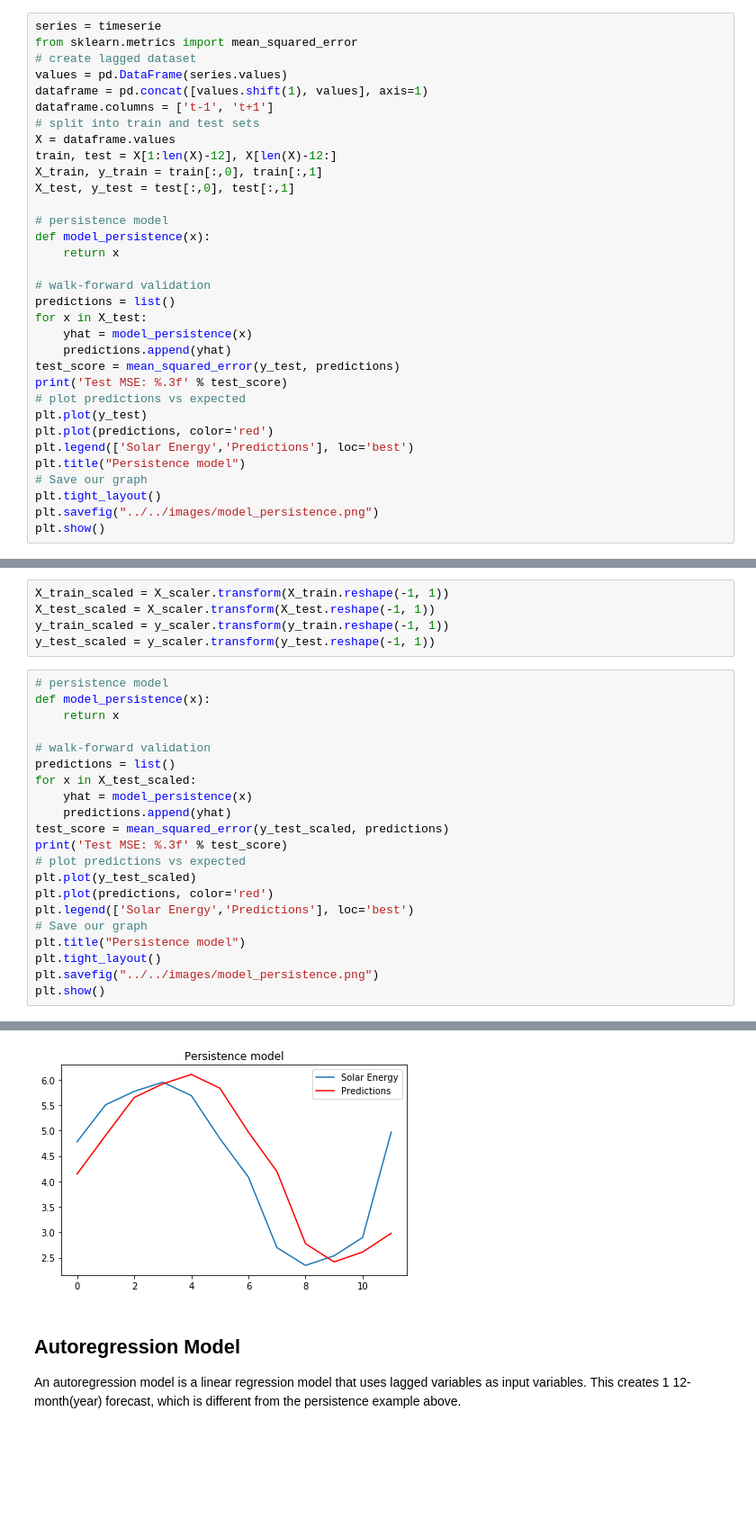
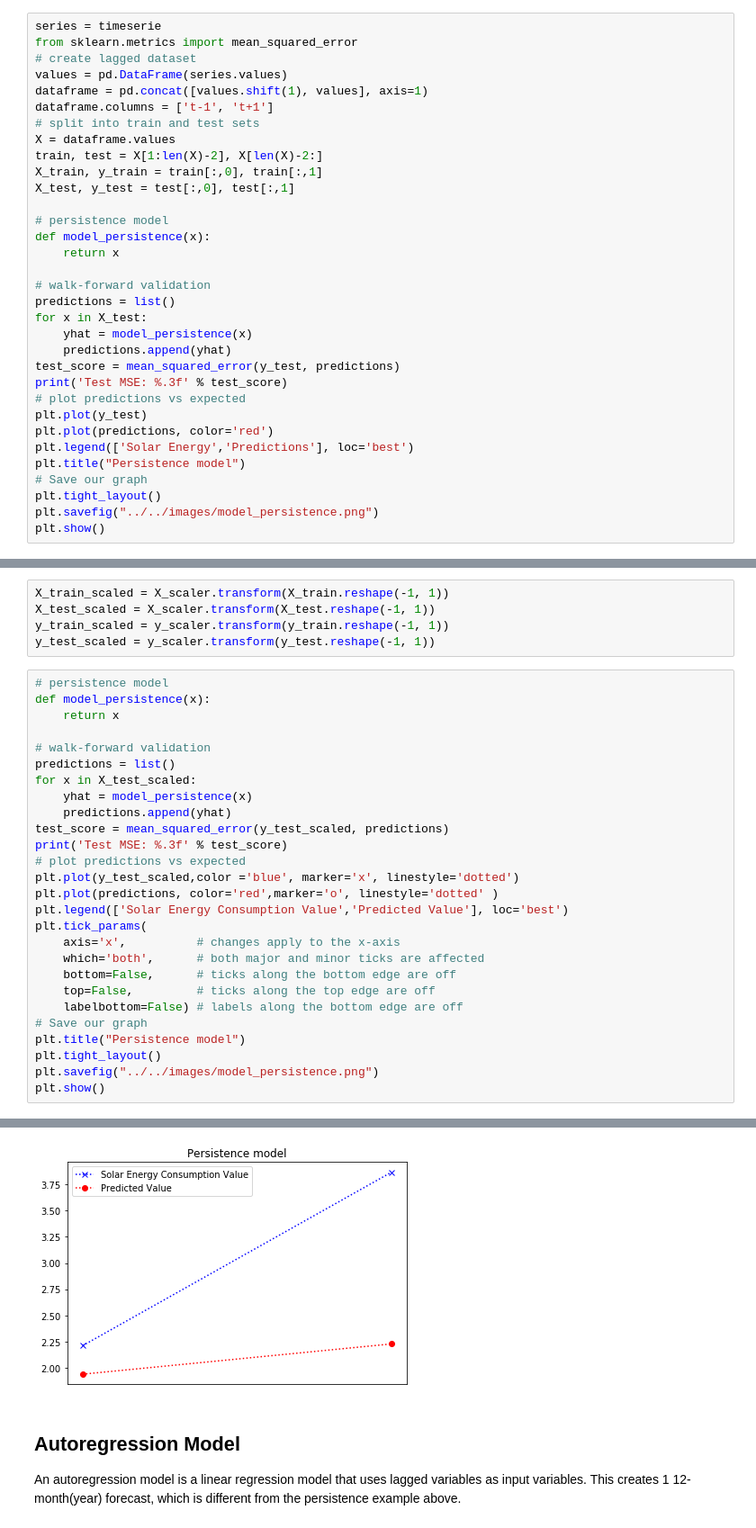
Before and after one commit to gvo34/energy-solar, a Jupyter notebook: static/notebooks/model/AR_model.ipynb, the cells around one changed output, grey strips where cells are left out. Shown at 90% size. Saved outputs shown, nothing was run; the diff lists cells and outputs as text; blank space fills up the shorter version.

```diff
--- a/static/notebooks/model/AR_model.ipynb
+++ b/static/notebooks/model/AR_model.ipynb
@@ -161,7 +161,7 @@ dataframe = pd.concat([values.shift(1), values], axis=1)
 dataframe.columns = ['t-1', 't+1']
 # split into train and test sets
 X = dataframe.values
-train, test = X[1:len(X)-12], X[len(X)-12:]
+train, test = X[1:len(X)-2], X[len(X)-2:]
 X_train, y_train = train[:,0], train[:,1]
 X_test, y_test = test[:,0], test[:,1]
 
@@ -212,9 +212,15 @@ for x in X_test_scaled:
 test_score = mean_squared_error(y_test_scaled, predictions)
 print('Test MSE: %.3f' % test_score)
 # plot predictions vs expected
-plt.plot(y_test_scaled)
-plt.plot(predictions, color='red')
-plt.legend(['Solar Energy','Predictions'], loc='best')
+plt.plot(y_test_scaled,color ='blue', marker='x', linestyle='dotted')
+plt.plot(predictions, color='red',marker='o', linestyle='dotted' )
+plt.legend(['Solar Energy Consumption Value','Predicted Value'], loc='best')
+plt.tick_params(
+    axis='x',          # changes apply to the x-axis
+    which='both',      # both major and minor ticks are affected
+    bottom=False,      # ticks along the bottom edge are off
+    top=False,         # ticks along the top edge are off
+    labelbottom=False) # labels along the bottom edge are off
 # Save our graph
 plt.title("Persistence model")
 plt.tight_layout()
@@ -225,4 +231,4 @@ Test MSE: 0.766
-[figure, old version]
+[figure, new version]
 # %% [markdown]
 ## Autoregression Model
 
```
Also changed, not shown: parts of 2 cells of this notebook, 13 other files.
